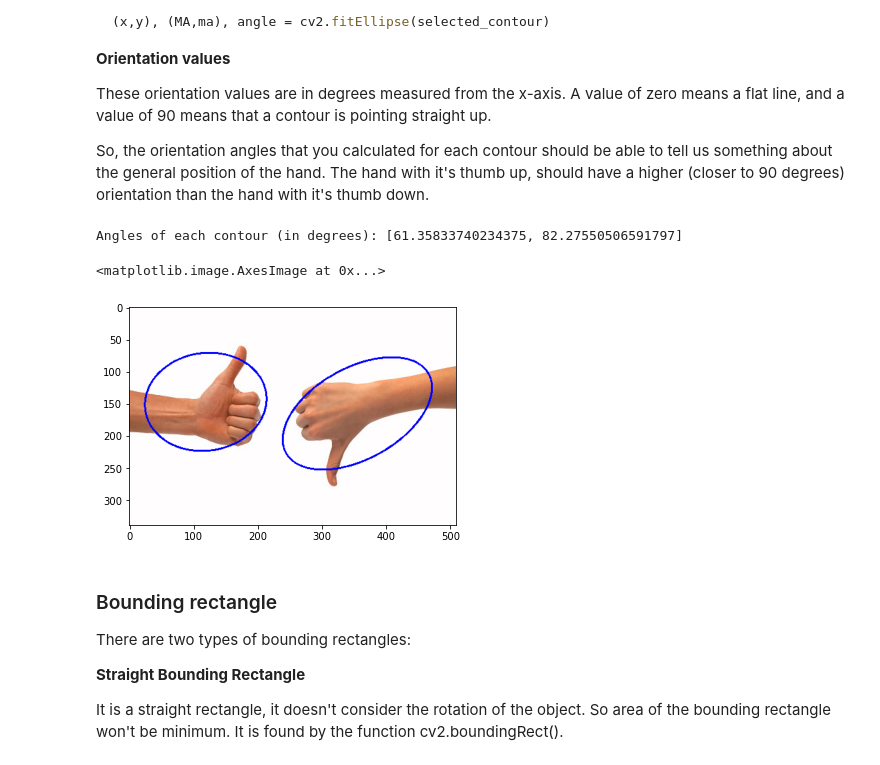
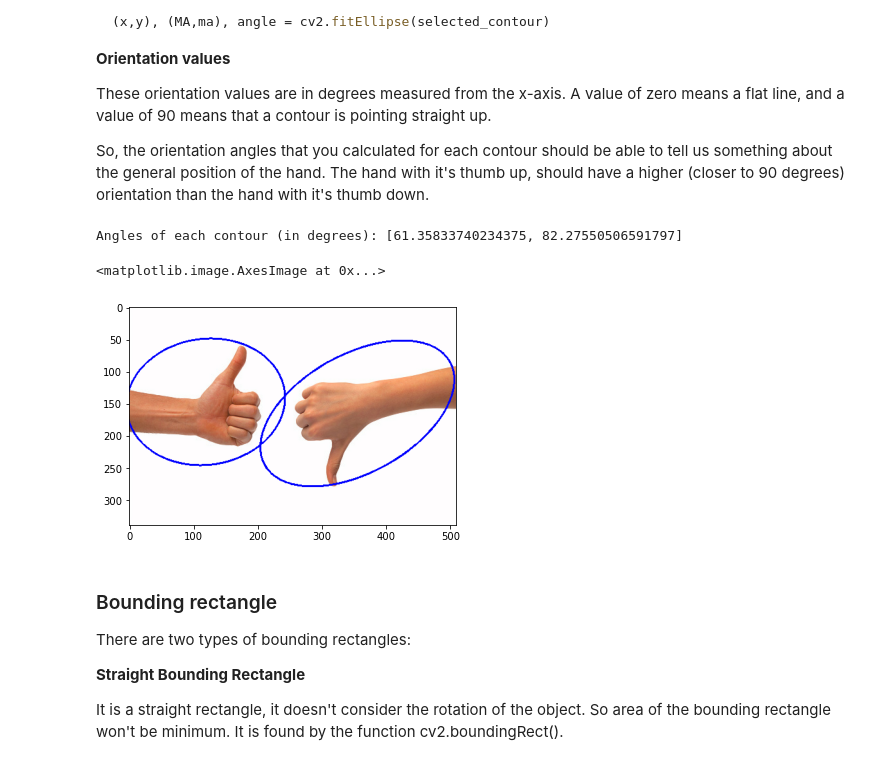
Before and after one commit to marcefuentesl/Computer-Vision, a Jupyter notebook: Notebooks/8. CV. Image contours.ipynb, the cells around one changed output. Saved outputs shown, nothing was run; the diff lists cells and outputs as text; code cells hidden in the pictures.

```diff
--- a/Notebooks/8. CV. Image contours.ipynb
+++ b/Notebooks/8. CV. Image contours.ipynb
@@ -149,25 +150,25 @@ So, the orientation angles that you calculated for each contour should be able t
 # %%
 # Create an empty list to store the angles in
 angles = []
 angles_image = np.copy(image)
 
 for contour in contours:
     center, axes, angle = cv2.fitEllipse(contour)
     ellipse = cv2.fitEllipse(contour)
     center = np.int0(center)
-    axes = (axes[0]*0.5, axes[1]*0.5)
+    axes = (axes[0]*0.65, axes[1]*0.65)
     axes = np.int0(axes)
     angles.append(angle)
 
     cv2.ellipse(angles_image, center, axes, angle, 0, 360, (0,0,255), 2)
 
 print(f'Angles of each contour (in degrees): {angles}')
 
 plt.imshow(angles_image)
 # %% [output]
 Angles of each contour (in degrees): [61.35833740234375, 82.27550506591797]
 <matplotlib.image.AxesImage at 0x...>
-[figure, old version]
+[figure, new version]
 # %% [markdown]
 ### Bounding rectangle
 
```
Also changed, not shown: parts of 1 cell of this notebook.
